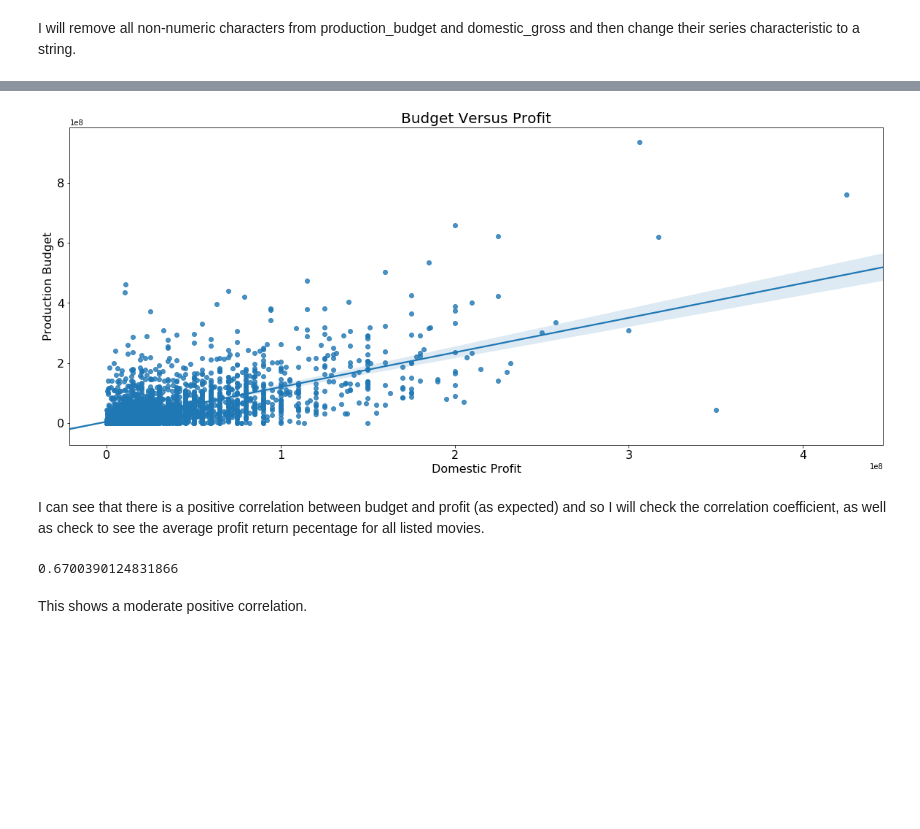
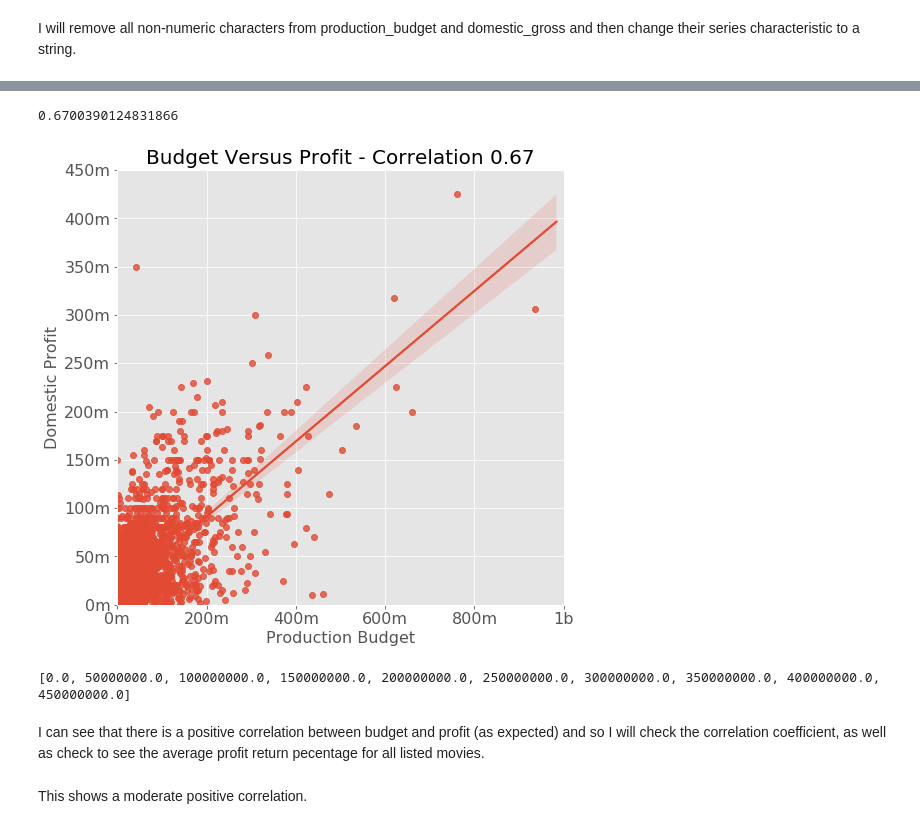
Before and after one commit to mollytjbrown/Project-1--DS-, a Jupyter notebook: What Should Microsoft Spend on Production.ipynb, the cells around one changed output, grey strips where cells are left out. Saved outputs shown, nothing was run; the diff lists cells and outputs as text; code cells hidden in the pictures; blank space fills up the shorter version.

```diff
--- a/What Should Microsoft Spend on Production.ipynb
+++ b/What Should Microsoft Spend on Production.ipynb
@@ -165,12 +170,12 @@ dtype: int64
 # %% [markdown]
 I will remove all non-numeric characters from production_budget and domestic_gross and then change their series characteristic to a string.
 # %%
-#gross_and_budget['production_budget'] = gross_and_budget['production_budget'].str.replace(',', '')
-#gross_and_budget['production_budget'] = gross_and_budget['production_budget'].str.replace('$', '')
-#gross_and_budget['domestic_gross'] = gross_and_budget['domestic_gross'].str.replace(',', '')
-#gross_and_budget['domestic_gross'] = gross_and_budget['domestic_gross'].str.replace('$', '')
-#gross_and_budget['production_budget'] = gross_and_budget['production_budget'].astype(float).astype(int)
-#gross_and_budget['domestic_gross'] = gross_and_budget['domestic_gross'].astype(float).astype(int)
+gross_and_budget['production_budget'] = gross_and_budget['production_budget'].str.replace(',', '')
+gross_and_budget['production_budget'] = gross_and_budget['production_budget'].str.replace('$', '')
+gross_and_budget['domestic_gross'] = gross_and_budget['domestic_gross'].str.replace(',', '')
+gross_and_budget['domestic_gross'] = gross_and_budget['domestic_gross'].str.replace('$', '')
+gross_and_budget['production_budget'] = gross_and_budget['production_budget'].astype(float).astype(int)
+gross_and_budget['domestic_gross'] = gross_and_budget['domestic_gross'].astype(float).astype(int)
 # %%
 gross_and_budget.info()
 # %% [output]
@@ -187,23 +213,32 @@ memory usage: 209.1+ KB
+# %%
+x1 = gross_and_budget["production_budget"]
+y1 = gross_and_budget["domestic_gross"]
+budget_profit_corr = x1.corr(y1)
+print(budget_profit_corr)
+# %% [output]
+0.6700390124831866
 # %%
-fig, ax = plt.subplots(figsize = (20, 8))
-sns.regplot(x='production_budget', y='domestic_gross', data=gross_and_budget)
-plt.xticks(fontsize = 16)
-plt.yticks(fontsize = 16)
-plt.ylabel('Production Budget', fontsize = 16)
-plt.xlabel('Domestic Profit', fontsize = 16)
-plt.title('Budget Versus Profit', fontsize = 20)
-plt.show()
+with plt.style.context("ggplot"):
+    fig, ax = plt.subplots(figsize = (8, 8))
+    sns.regplot(y='production_budget', x='domestic_gross', data=gross_and_budget)
+    plt.ylim(0, 450000000.0)
+    b=ax.get_yticks().tolist()
+    plt.yticks(b[0:],["0m", "50m", "100m", "150m", "200m", "250m", "300m", "350m", "400m", "450m"], fontsize = 16)
+    a=ax.get_xticks().tolist()
+    plt.xlim(0, a[-1])
+    plt.xticks(a[1:],["0m", "200m", "400m", "600m", "800m", "1b"], fontsize = 16)
+    plt.xlabel('Production Budget', fontsize = 16)
+    plt.ylabel('Domestic Profit', fontsize = 16)
+    plt.title(f'Budget Versus Profit - Correlation {np.round(budget_profit_corr,2)}', fontsize = 20)
+    plt.show()
 # %% [output]
-[figure, old version]
+[figure, new version]
+# %%
+print(b)
+# %% [output]
+[0.0, 50000000.0, 100000000.0, 150000000.0, 200000000.0, 250000000.0, 300000000.0, 350000000.0, 400000000.0, 450000000.0]
 # %% [markdown]
 I can see that there is a positive correlation between budget and profit (as expected) and so I will check the correlation coefficient, as well as check to see the average profit return pecentage for all listed movies.
-# %%
-x1 = gross_and_budget["production_budget"]
-y1 = gross_and_budget["domestic_gross"]
-budget_profit_corr = x1.corr(y1)
-print(budget_profit_corr)
-# %% [output]
-0.6700390124831866
 # %% [markdown]
 This shows a moderate positive correlation.
 # %%
```
Also changed, not shown: parts of 25 cells of this notebook.
